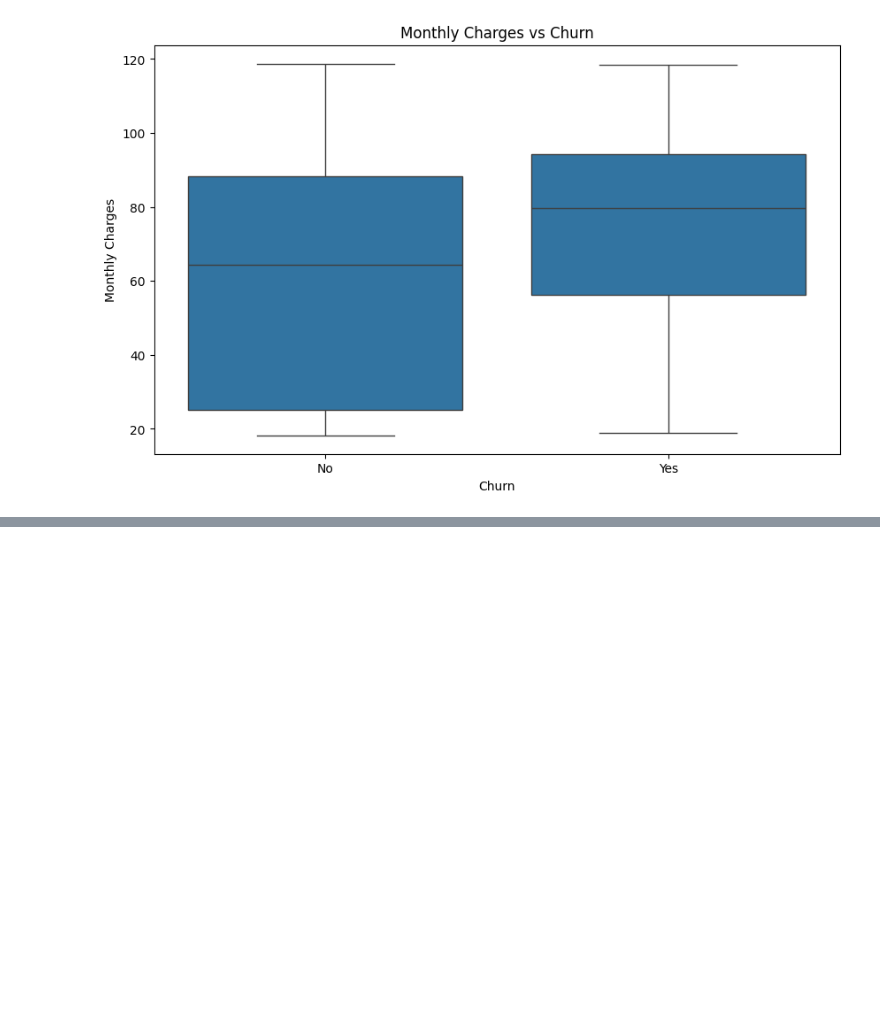
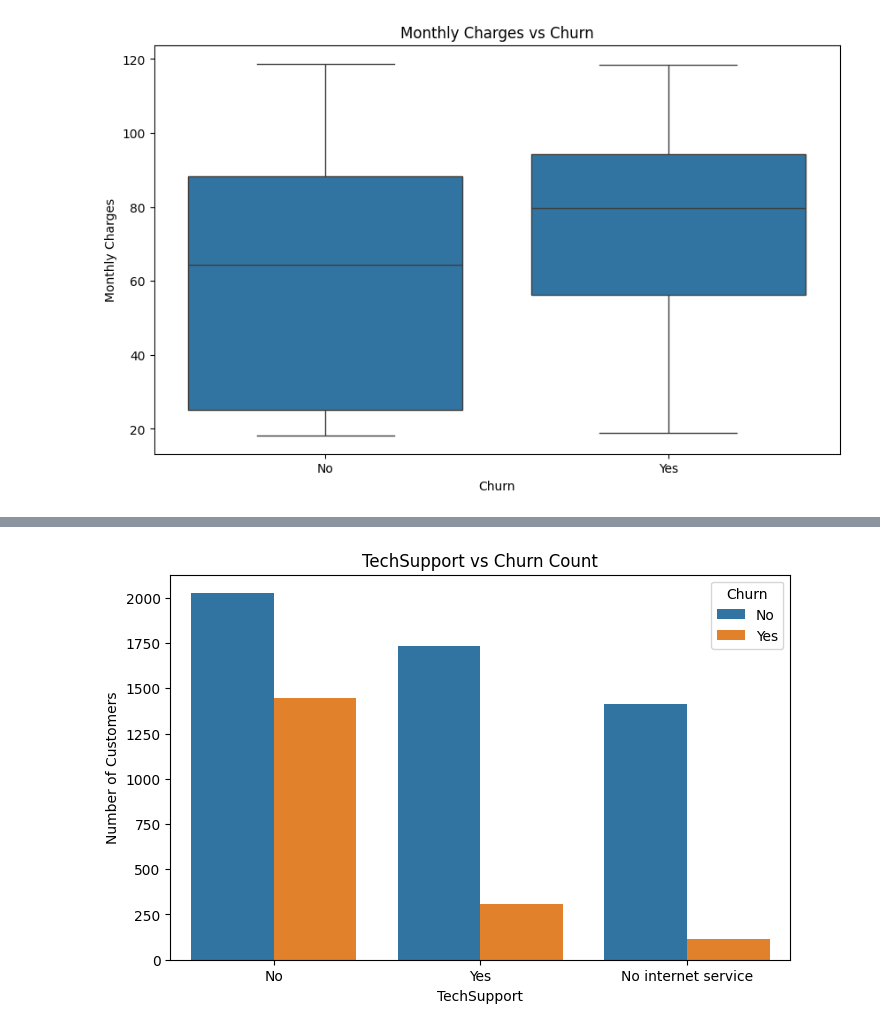
Before and after one commit to stanleyotieno1/Data-analysis-assignment, a Jupyter notebook: Jupyter-files/churn.ipynb, the cells around one changed output, grey strips where cells are left out. Saved outputs shown, nothing was run; the diff lists cells and outputs as text; code cells hidden in the pictures; blank space fills up the shorter version.

```diff
--- a/Jupyter-files/churn.ipynb
+++ b/Jupyter-files/churn.ipynb
@@ -163,0 +194,9 @@ plt.show()
+# %%
+plt.figure(figsize=(8, 5))
+sns.countplot(data=customer_df, x='TechSupport', hue='Churn')
+plt.title("TechSupport vs Churn Count")
+plt.xlabel("TechSupport")
+plt.ylabel("Number of Customers")
+plt.show()
+# %% [output]
+[figure, added]
```
Also changed, not shown: parts of 3 cells of this notebook.
